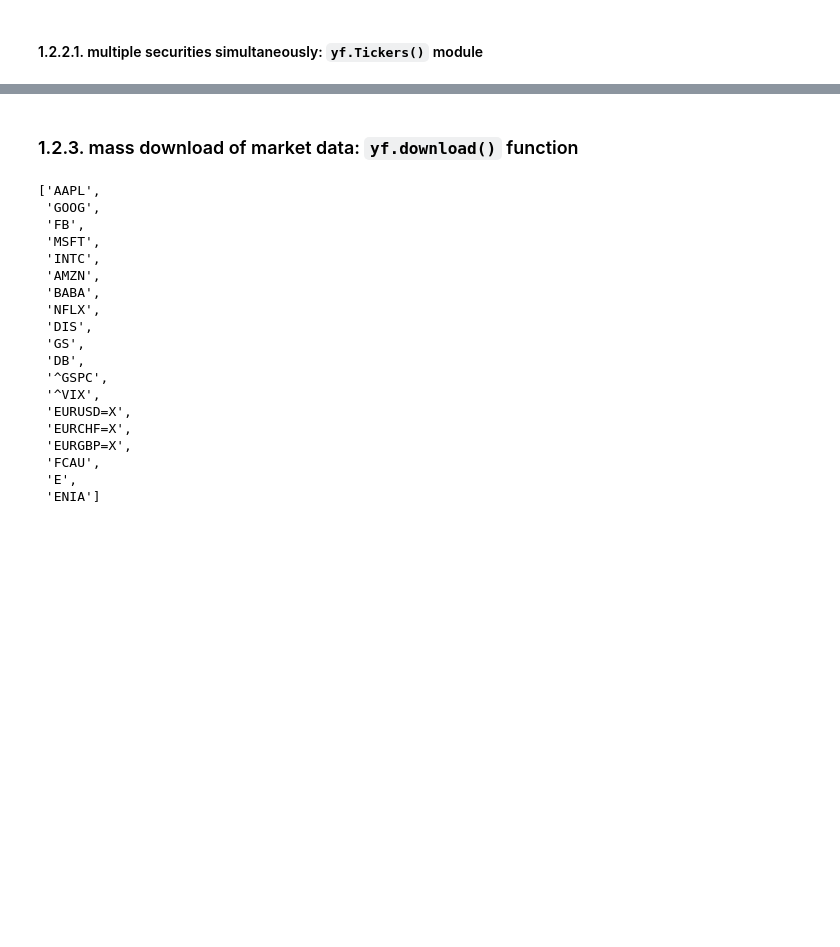
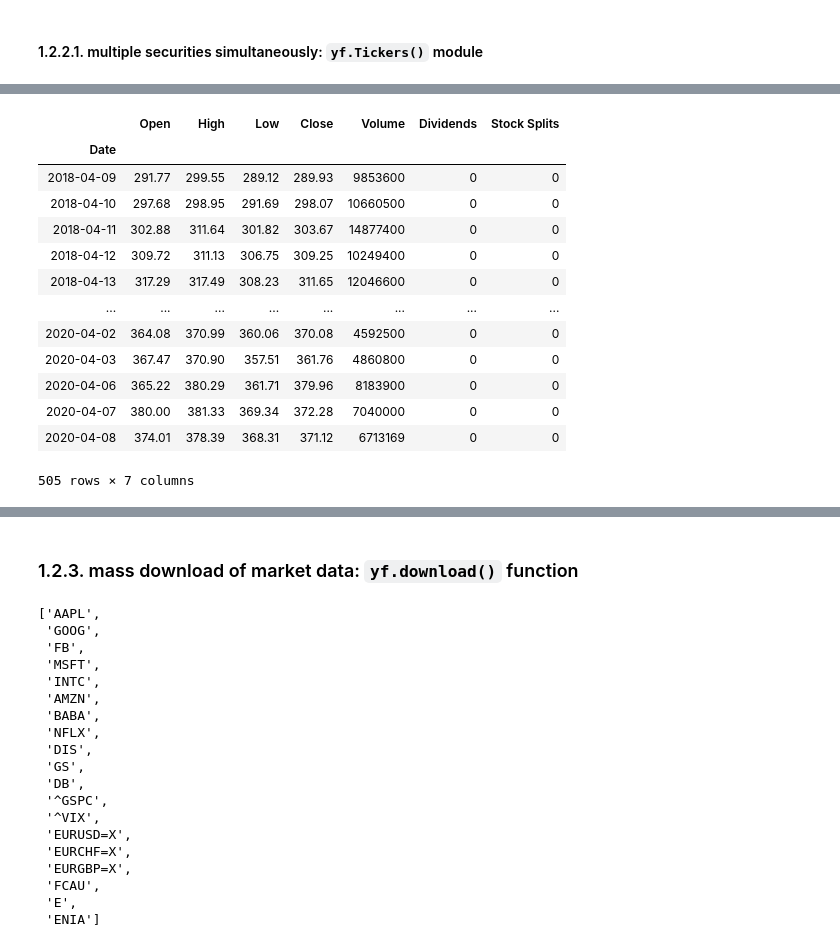
Before and after one commit to gabrielepompa88/IT-For-Business-And-Finance-2019-20, a Jupyter notebook: Notebooks/Data_Analysis___Financial_Time_Series.ipynb, the cells around one changed output, grey strips where cells are left out. Drawn from its saved outputs; the diff is of its cells as text; code cells hidden in the pictures; blank space fills up the shorter version.

```diff
--- a/Notebooks/Data_Analysis___Financial_Time_Series.ipynb
+++ b/Notebooks/Data_Analysis___Financial_Time_Series.ipynb
@@ -253,8 +437,23 @@ with open(filePath, 'w') as file:
 # %%
 # removeFile(filePath)
 # %%
-nflx_history_last_two_years = nflx.history(start="2018-04-06", end="2020-04-06")
+nflx_history_last_two_years = nflx.history(start="2018-04-08")
 nflx_history_last_two_years
+# %% [output]
+|  | Open | High | Low | Close | Volume | Dividends | Stock Splits |
+| Date |  |  |  |  |  |  |  |
+| 2018-04-09 | 291.77 | 299.55 | 289.12 | 289.93 | 9853600 | 0 | 0 |
+| 2018-04-10 | 297.68 | 298.95 | 291.69 | 298.07 | 10660500 | 0 | 0 |
+| 2018-04-11 | 302.88 | 311.64 | 301.82 | 303.67 | 14877400 | 0 | 0 |
+| 2018-04-12 | 309.72 | 311.13 | 306.75 | 309.25 | 10249400 | 0 | 0 |
+| 2018-04-13 | 317.29 | 317.49 | 308.23 | 311.65 | 12046600 | 0 | 0 |
+| ... | ... | ... | ... | ... | ... | ... | ... |
+| 2020-04-02 | 364.08 | 370.99 | 360.06 | 370.08 | 4592500 | 0 | 0 |
+| 2020-04-03 | 367.47 | 370.90 | 357.51 | 361.76 | 4860800 | 0 | 0 |
+| 2020-04-06 | 365.22 | 380.29 | 361.71 | 379.96 | 8183900 | 0 | 0 |
+| 2020-04-07 | 380.00 | 381.33 | 369.34 | 372.28 | 7040000 | 0 | 0 |
+| 2020-04-08 | 374.01 | 378.39 | 368.31 | 371.12 | 6713169 | 0 | 0 |
+505 rows × 7 columns
 # %%
 ax = nflx_history_last_two_years["Close"].plot()
 
```
Also changed, not shown: parts of 44 cells of this notebook.
